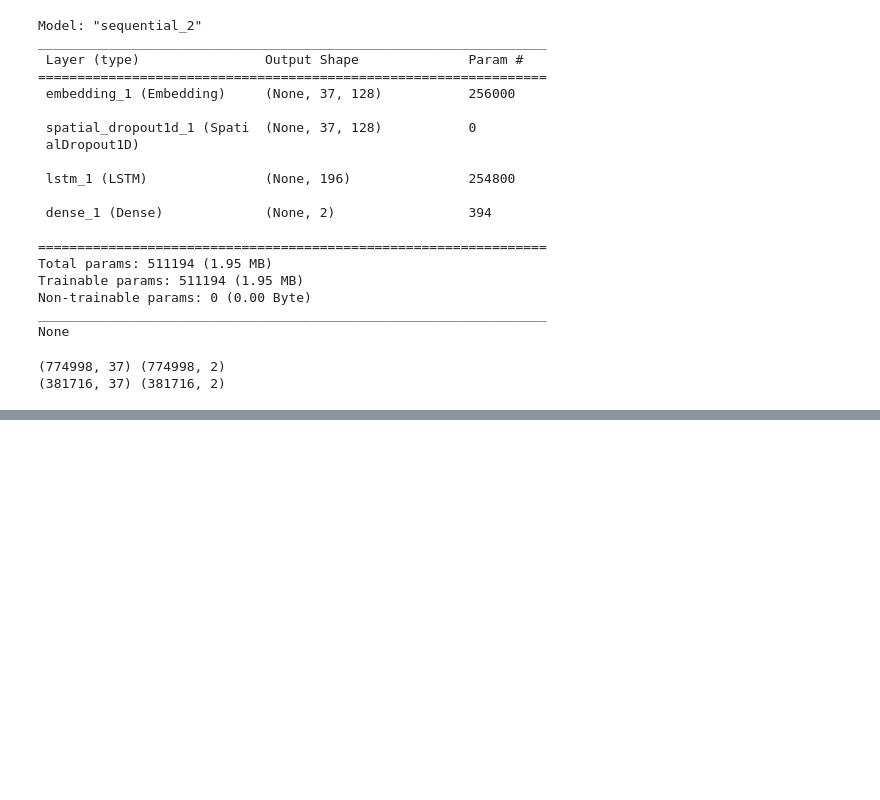
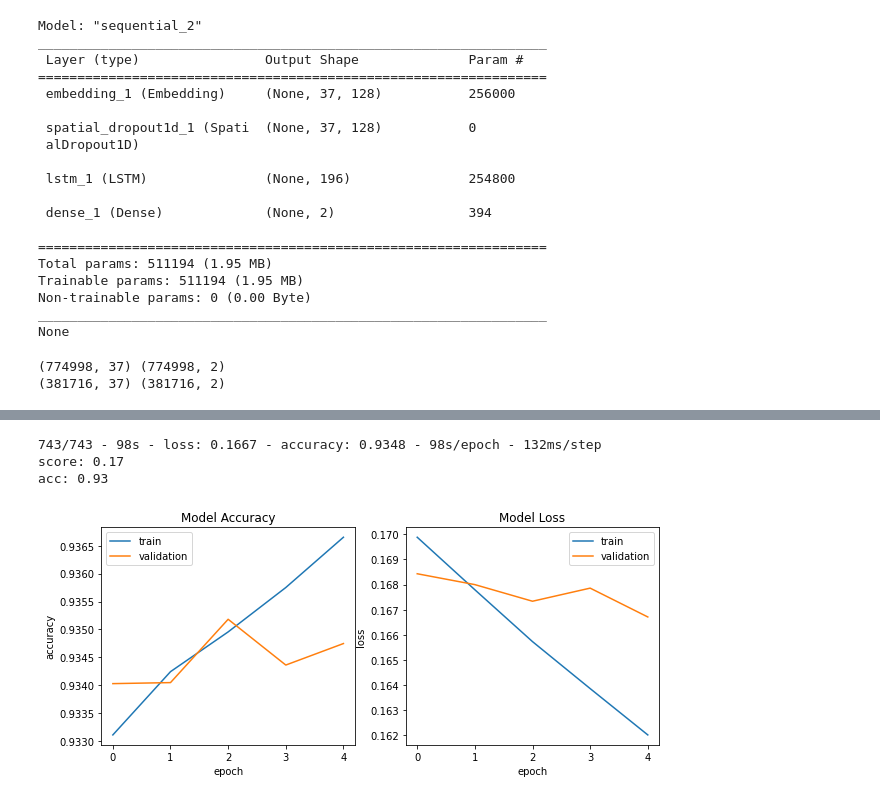
Before and after one commit to aytenkermencct/CA2_TweetAnalysis, a Jupyter notebook: TweetAnalysis.ipynb, the cells around one changed output, grey strips where cells are left out. Saved outputs shown, nothing was run; the diff lists cells and outputs as text; code cells hidden in the pictures; blank space fills up the shorter version.

```diff
--- a/TweetAnalysis.ipynb
+++ b/TweetAnalysis.ipynb
@@ -743,0 +753,37 @@ Epoch 1/5
+# %%
+validation_size = 1500
+
+X_validate = X_test[-validation_size:]
+Y_validate = Y_test[-validation_size:]
+X_test = X_test[:-validation_size]
+Y_test = Y_test[:-validation_size]
+score,acc = model.evaluate(X_test, Y_test, verbose = 2, batch_size = batch_size)
+print("score: %.2f" % (score))
+print("acc: %.2f" % (acc))
+# %% [output]
+743/743 - 98s - loss: 0.1667 - accuracy: 0.9348 - 98s/epoch - 132ms/step
+score: 0.17
+acc: 0.93
+# %%
+def plot_training_hist(history):
+    '''Function to plot history for accuracy and loss'''
+
+    fig, ax = plt.subplots(1, 2, figsize=(10,4))
+    # first plot
+    ax[0].plot(history.history['accuracy'])
+    ax[0].plot(history.history['val_accuracy'])
+    ax[0].set_title('Model Accuracy')
+    ax[0].set_xlabel('epoch')
+    ax[0].set_ylabel('accuracy')
+    ax[0].legend(['train', 'validation'], loc='best')
+    # second plot
+    ax[1].plot(history.history['loss'])
+    ax[1].plot(history.history['val_loss'])
+    ax[1].set_title('Model Loss')
+    ax[1].set_xlabel('epoch')
+    ax[1].set_ylabel('loss')
+    ax[1].legend(['train', 'validation'], loc='best')
+
+plot_training_hist(history)
+# %% [output]
+[figure, added]
```
Also changed, not shown: parts of 9 cells of this notebook.
